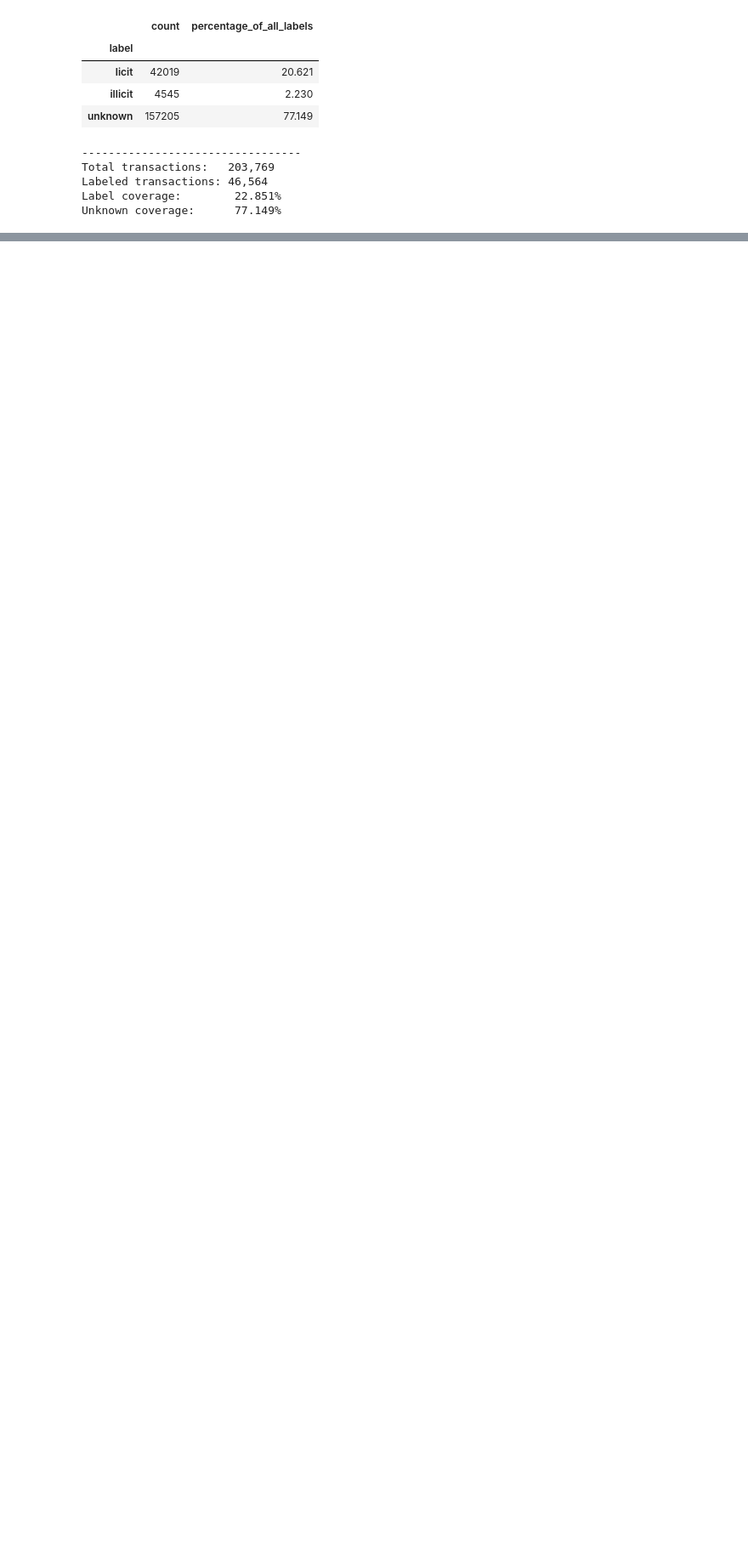
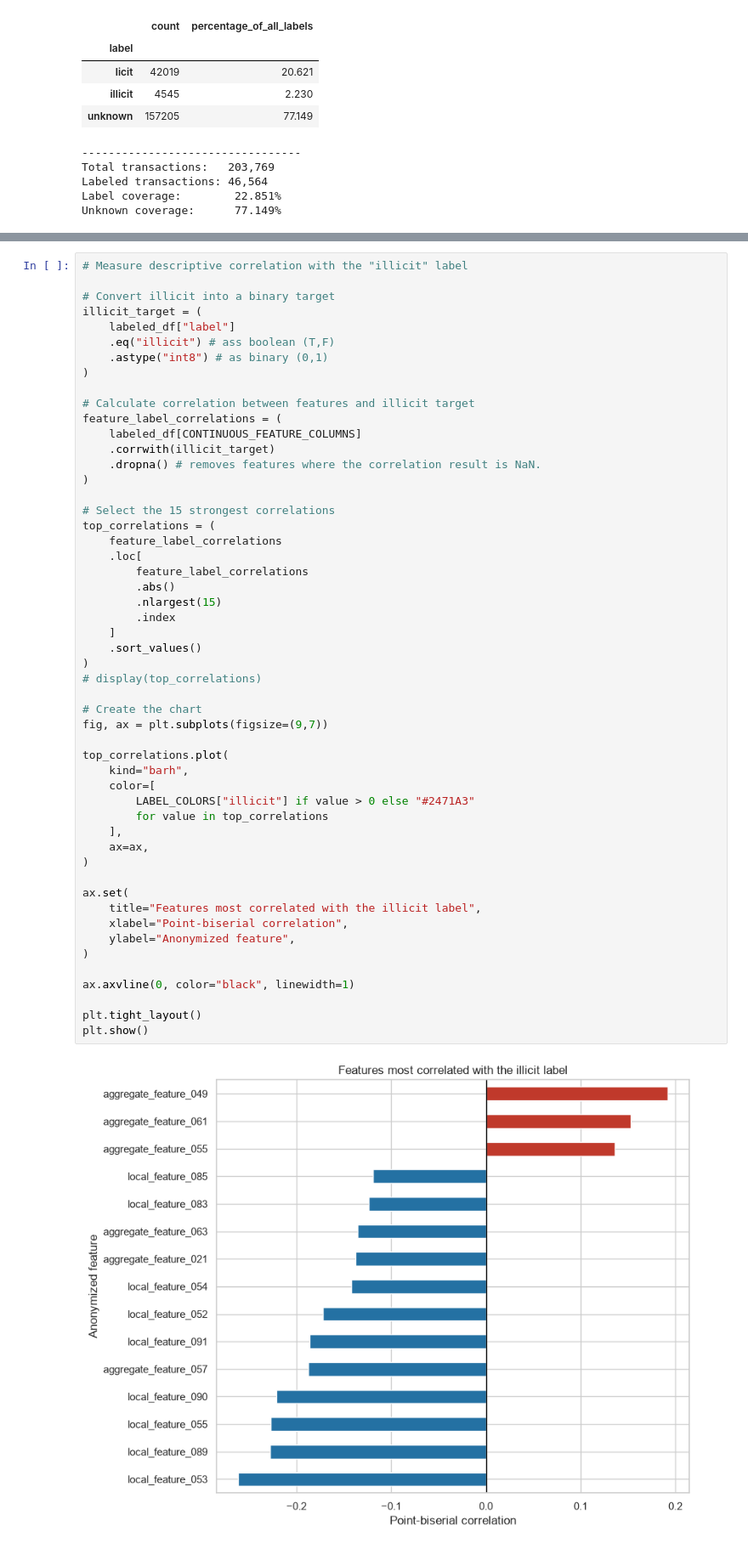
Before and after one commit to afrazahmad-hub/crypto-AML-transaction-monitoring, a Jupyter notebook: notebooks/main.ipynb, the cells around one changed output, grey strips where cells are left out. Shown at 85% size. Cells and saved outputs as stored; diff of their text form; blank space fills up the shorter version.

```diff
--- a/notebooks/main.ipynb
+++ b/notebooks/main.ipynb
@@ -659,0 +688,54 @@ display(transaction_df)
+# %%
+# Measure descriptive correlation with the "illicit" label
+
+# Convert illicit into a binary target
+illicit_target = (
+    labeled_df["label"]
+    .eq("illicit") # ass boolean (T,F)
+    .astype("int8") # as binary (0,1)
+)
+
+# Calculate correlation between features and illicit target
+feature_label_correlations = (
+    labeled_df[CONTINUOUS_FEATURE_COLUMNS]
+    .corrwith(illicit_target)
+    .dropna() # removes features where the correlation result is NaN.
+)
+
+# Select the 15 strongest correlations
+top_correlations = (
+    feature_label_correlations
+    .loc[
+        feature_label_correlations
+        .abs()
+        .nlargest(15)
+        .index
+    ]
+    .sort_values()
+)
+# display(top_correlations)
+
+# Create the chart
+fig, ax = plt.subplots(figsize=(9,7))
+
+top_correlations.plot(
+    kind="barh",
+    color=[
+        LABEL_COLORS["illicit"] if value > 0 else "#2471A3"
+        for value in top_correlations
+    ],
+    ax=ax,
+)
+
+ax.set(
+    title="Features most correlated with the illicit label",
+    xlabel="Point-biserial correlation",
+    ylabel="Anonymized feature",
+)
+
+ax.axvline(0, color="black", linewidth=1)
+
+plt.tight_layout()
+plt.show()
+# %% [output]
+[figure, added]
```
Also changed, not shown: parts of 17 cells of this notebook.
